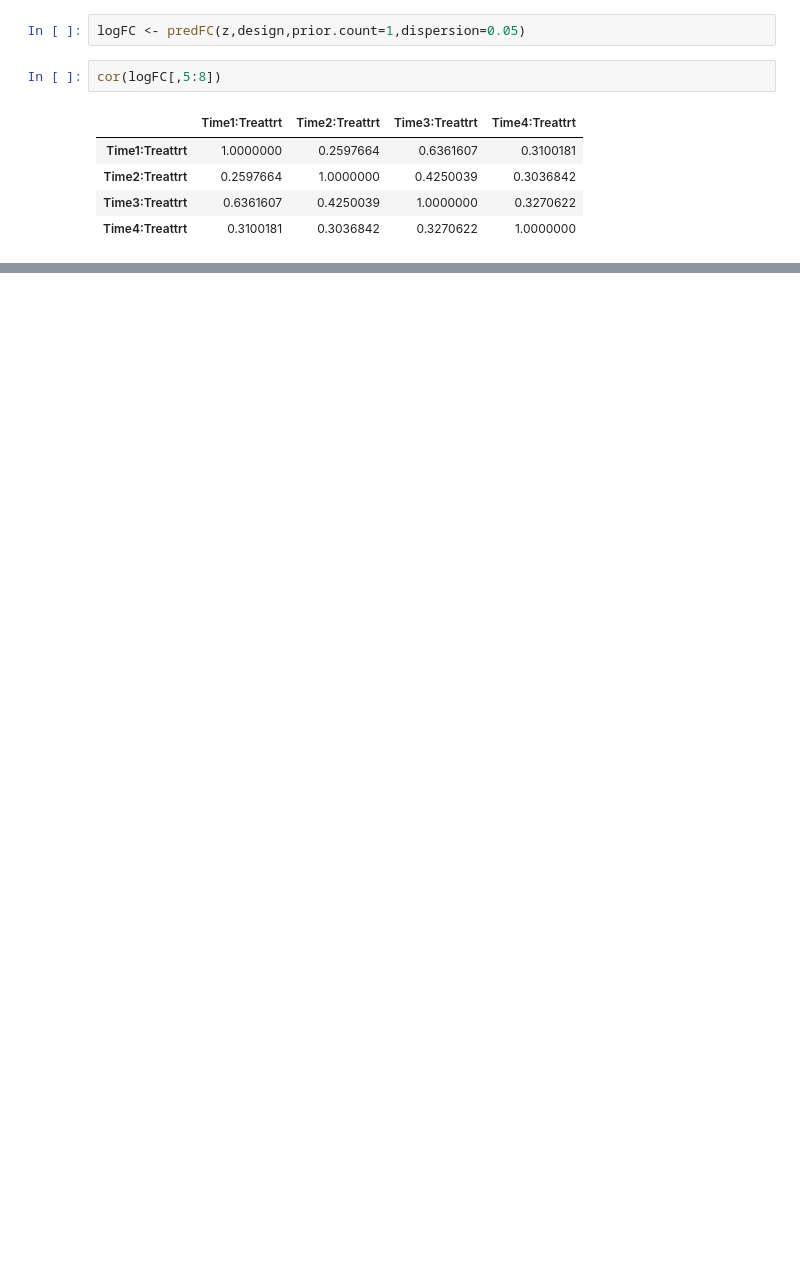
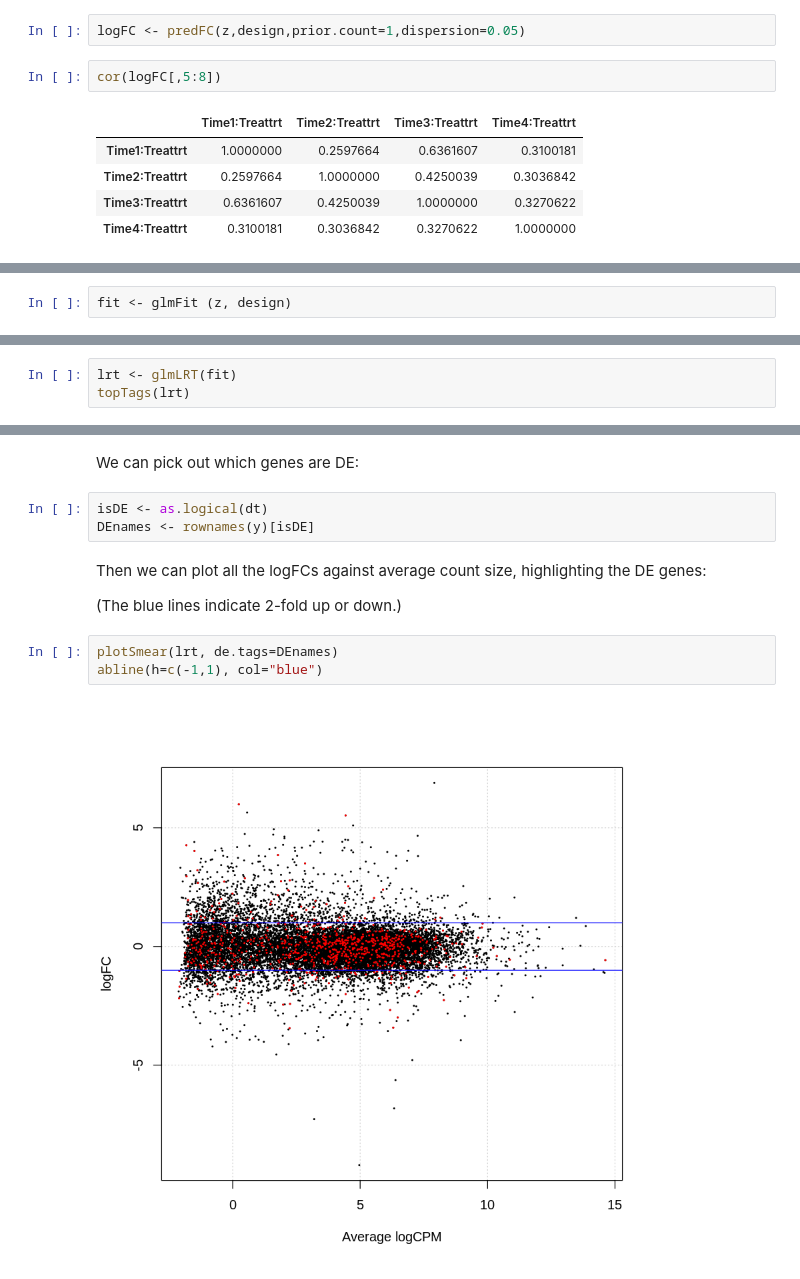
Before and after one commit to Sophia-art/EukaryoticTranscriptomics, a Jupyter notebook: R.ipynb, the cells around one changed output, grey strips where cells are left out. Saved outputs shown, nothing was run; the diff lists cells and outputs as text; blank space fills up the shorter version.

```diff
--- a/R.ipynb
+++ b/R.ipynb
@@ -185,0 +169,2 @@ logFC
+# %%
+fit <- glmFit (z, design)
@@ -185,0 +207,3 @@ logFC
+# %%
+lrt <- glmLRT(fit)
+topTags(lrt)
@@ -185,0 +257,14 @@ logFC
+# %% [markdown]
+We can pick out which genes are DE:
+# %%
+isDE <- as.logical(dt)
+DEnames <- rownames(y)[isDE]
+# %% [markdown]
+Then we can plot all the logFCs against average count size, highlighting the DE genes:
+
+(The blue lines indicate 2-fold up or down.)
+# %%
+plotSmear(lrt, de.tags=DEnames)
+abline(h=c(-1,1), col="blue")
+# %% [output]
+[figure, added]
```
Also changed, not shown: parts of 37 cells of this notebook.
